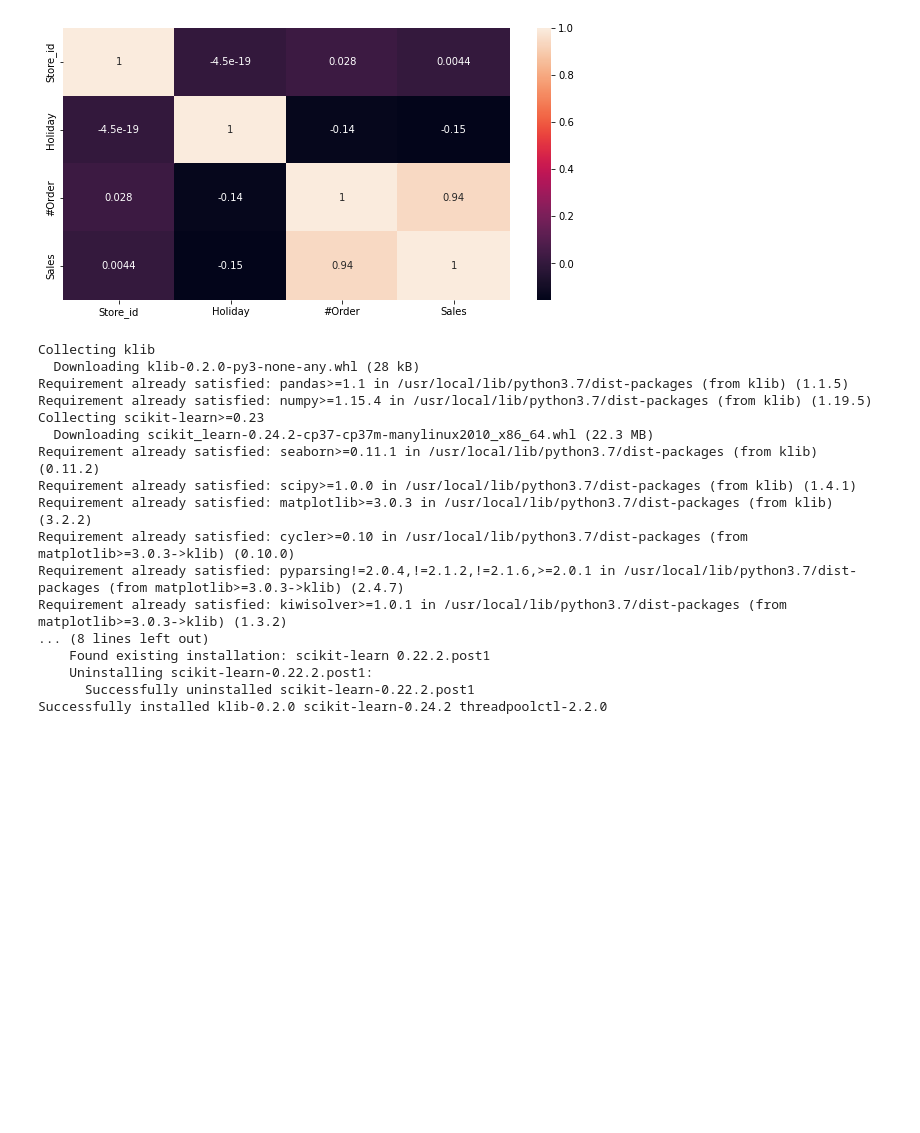
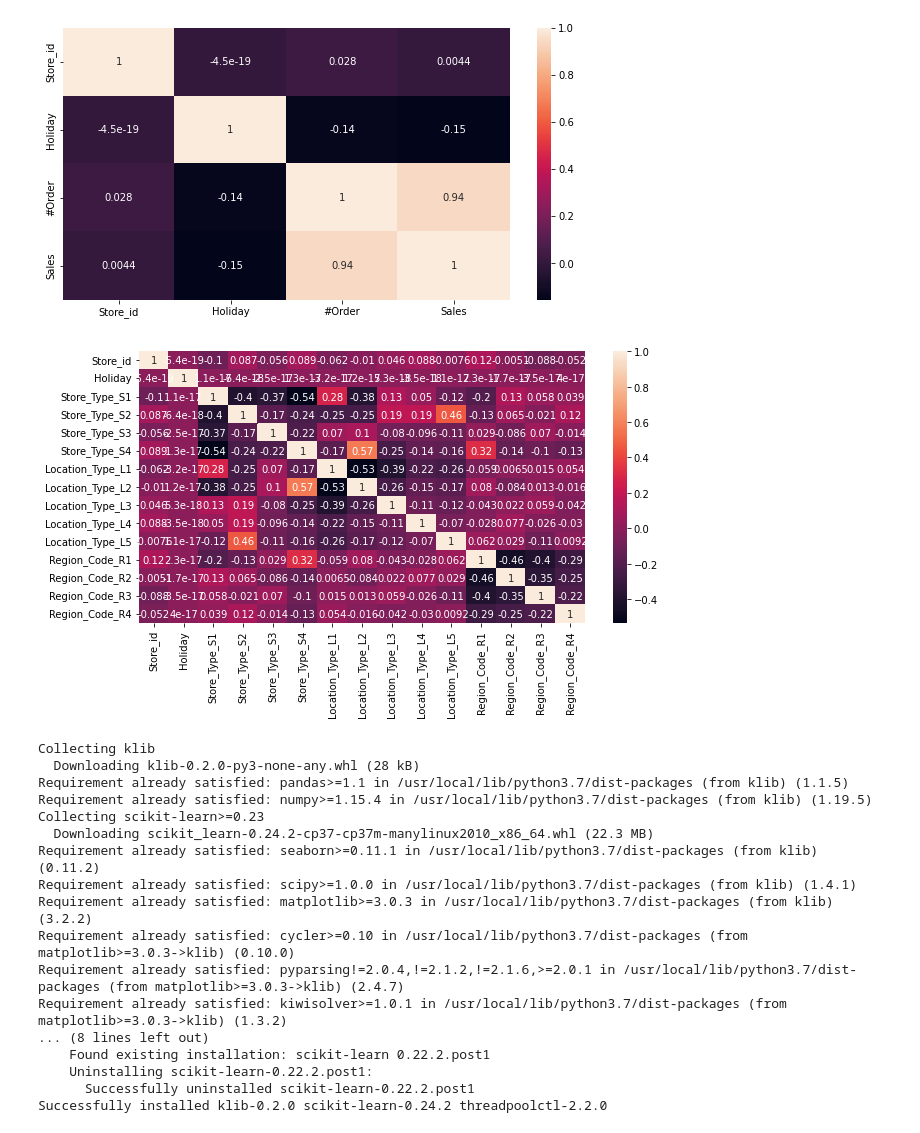
Before and after one commit to Chiragks-1/Chiragks-1, a Jupyter notebook: Jobathon1.ipynb, the cells around one changed output. Drawn from its saved outputs; the diff is of its cells as text; code cells hidden in the pictures; blank space fills up the shorter version.

```diff
--- a/Jobathon1.ipynb
+++ b/Jobathon1.ipynb
@@ -120,6 +138,12 @@ sns.heatmap(df_train.corr(),annot=True)
 plt.show()
 # %% [output]
 [figure]
+# %%
+plt.figure(figsize=(10,5))
+sns.heatmap(df_test.corr(),annot=True)
+plt.show()
+# %% [output]
+[figure, added]
 # %%
 pip install -U klib
 # %% [output]
```
Also changed, not shown: parts of 16 cells of this notebook.
